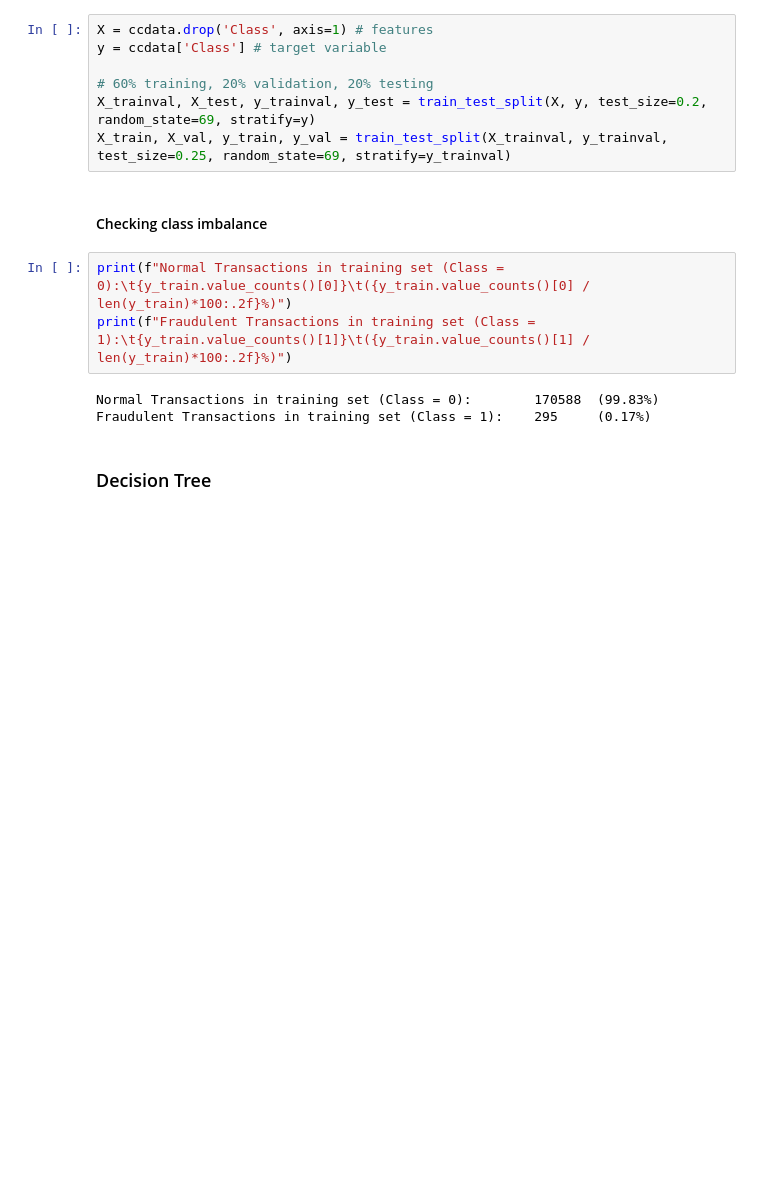
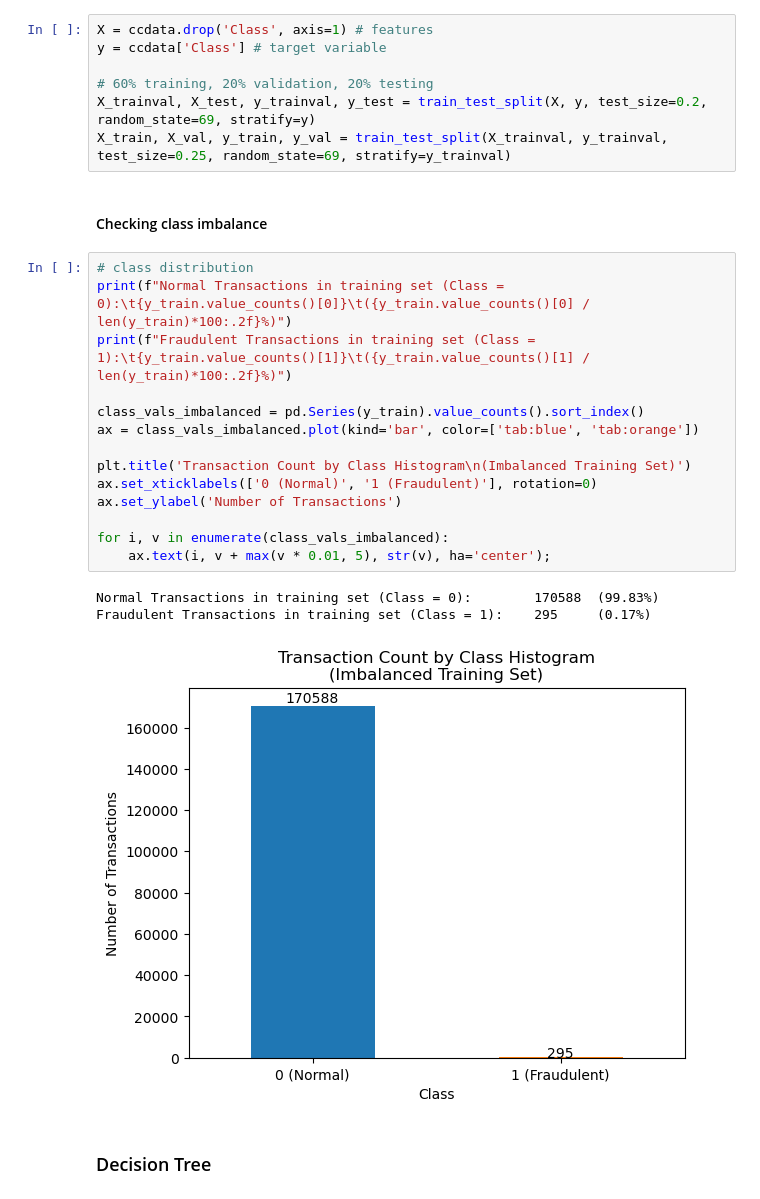
Before and after one commit to cedrickeller-cmd/financial-transactions-fraud-detection, a Jupyter notebook: random_forest.ipynb, the cells around one changed output. Drawn from its saved outputs; the diff is of its cells as text; blank space fills up the shorter version.

```diff
--- a/random_forest.ipynb
+++ b/random_forest.ipynb
@@ -97,11 +97,23 @@ X_train, X_val, y_train, y_val = train_test_split(X_trainval, y_trainval, test_s
 # %% [markdown]
 #### Checking class imbalance
 # %%
+# class distribution
 print(f"Normal Transactions in training set (Class = 0):\t{y_train.value_counts()[0]}\t({y_train.value_counts()[0] / len(y_train)*100:.2f}%)")
 print(f"Fraudulent Transactions in training set (Class = 1):\t{y_train.value_counts()[1]}\t({y_train.value_counts()[1] / len(y_train)*100:.2f}%)")
+
+class_vals_imbalanced = pd.Series(y_train).value_counts().sort_index()
+ax = class_vals_imbalanced.plot(kind='bar', color=['tab:blue', 'tab:orange'])
+
+plt.title('Transaction Count by Class Histogram\n(Imbalanced Training Set)')
+ax.set_xticklabels(['0 (Normal)', '1 (Fraudulent)'], rotation=0)
+ax.set_ylabel('Number of Transactions')
+
+for i, v in enumerate(class_vals_imbalanced):
+    ax.text(i, v + max(v * 0.01, 5), str(v), ha='center');
 # %% [output]
 Normal Transactions in training set (Class = 0):        170588  (99.83%)
 Fraudulent Transactions in training set (Class = 1):    295     (0.17%)
+[figure, added]
 # %% [markdown]
 ### Decision Tree
 # %%
```
Also changed, not shown: parts of 19 cells of this notebook.
